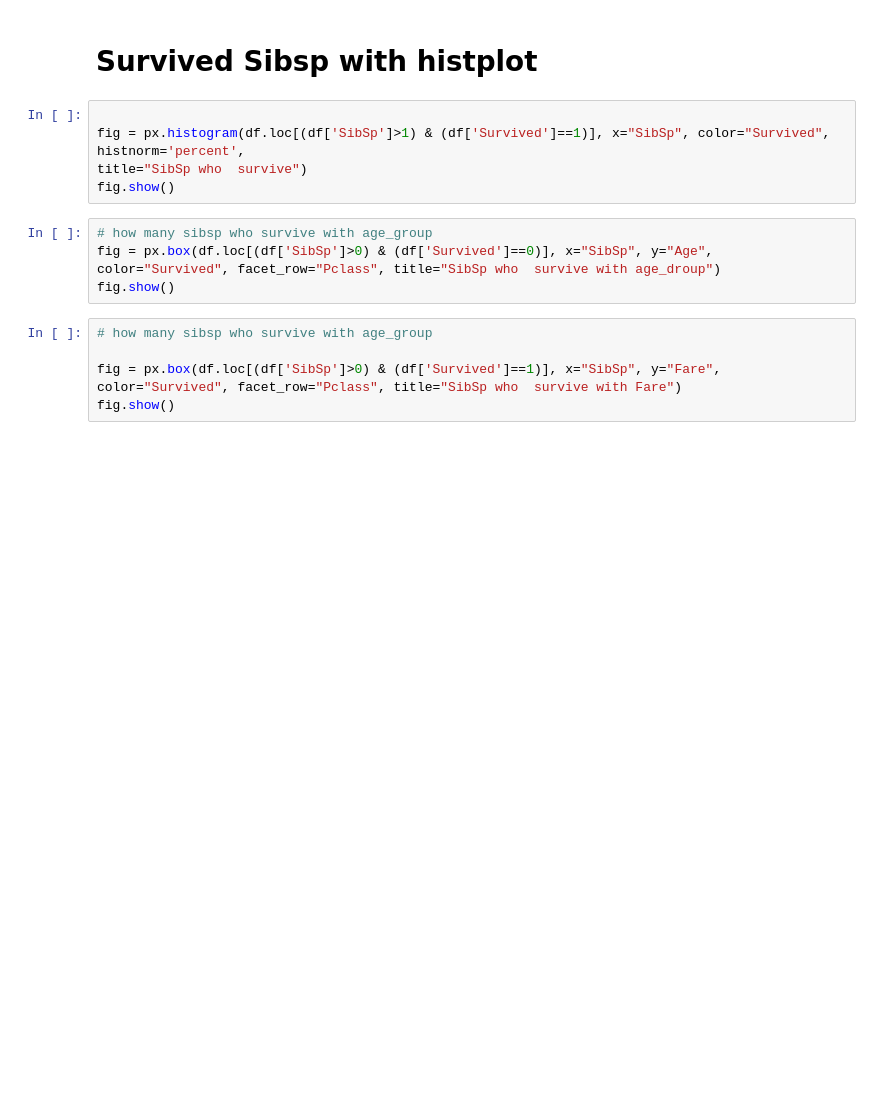
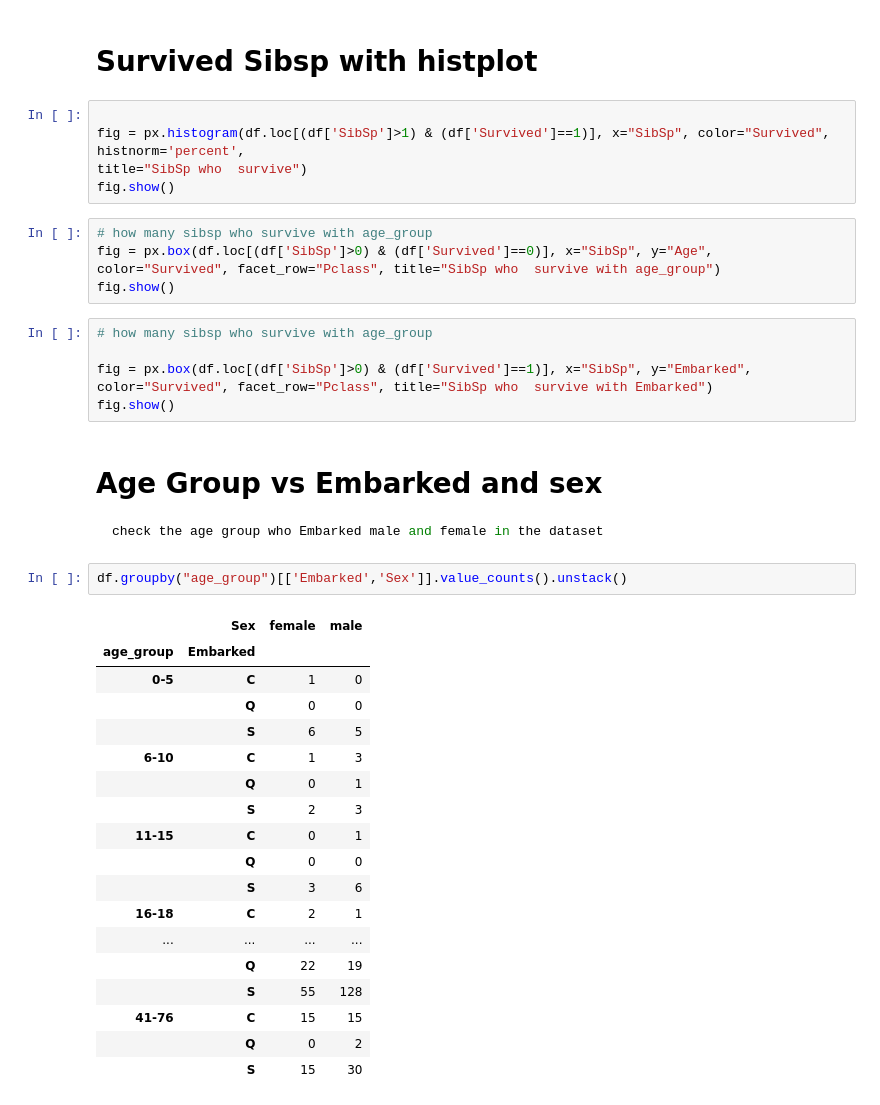
Before and after one commit to najeebjony/alfido_tech, a Jupyter notebook: titanic_prediction.ipynb, the cells around one changed output. Cells and saved outputs as stored; diff of their text form; blank space fills up the shorter version.

````diff
--- a/titanic_prediction.ipynb
+++ b/titanic_prediction.ipynb
@@ -484,10 +485,37 @@ title="SibSp who  survive")
 fig.show()
 # %%
 # how many sibsp who survive with age_group
-fig = px.box(df.loc[(df['SibSp']>0) & (df['Survived']==0)], x="SibSp", y="Age", color="Survived", facet_row="Pclass", title="SibSp who  survive with age_droup")
+fig = px.box(df.loc[(df['SibSp']>0) & (df['Survived']==0)], x="SibSp", y="Age", color="Survived", facet_row="Pclass", title="SibSp who  survive with age_group")
 fig.show()
 # %%
 # how many sibsp who survive with age_group
 
-fig = px.box(df.loc[(df['SibSp']>0) & (df['Survived']==1)], x="SibSp", y="Fare", color="Survived", facet_row="Pclass", title="SibSp who  survive with Fare")
+fig = px.box(df.loc[(df['SibSp']>0) & (df['Survived']==1)], x="SibSp", y="Embarked", color="Survived", facet_row="Pclass", title="SibSp who  survive with Embarked")
 fig.show()
+# %% [markdown]
+# **Age Group vs Embarked and sex**
+
+```python
+check the age group who Embarked male and female in the dataset
+```
+# %%
+df.groupby("age_group")[['Embarked','Sex']].value_counts().unstack()
+# %% [output]
+|  | Sex | female | male |
+| age_group | Embarked |  |  |
+| 0-5 | C | 1 | 0 |
+|  | Q | 0 | 0 |
+|  | S | 6 | 5 |
+| 6-10 | C | 1 | 3 |
+|  | Q | 0 | 1 |
+|  | S | 2 | 3 |
+| 11-15 | C | 0 | 1 |
+|  | Q | 0 | 0 |
+|  | S | 3 | 6 |
+| 16-18 | C | 2 | 1 |
+| ... | ... | ... | ... |
+|  | Q | 22 | 19 |
+|  | S | 55 | 128 |
+| 41-76 | C | 15 | 15 |
+|  | Q | 0 | 2 |
+|  | S | 15 | 30 |
````
Also changed, not shown: parts of 5 cells of this notebook.
